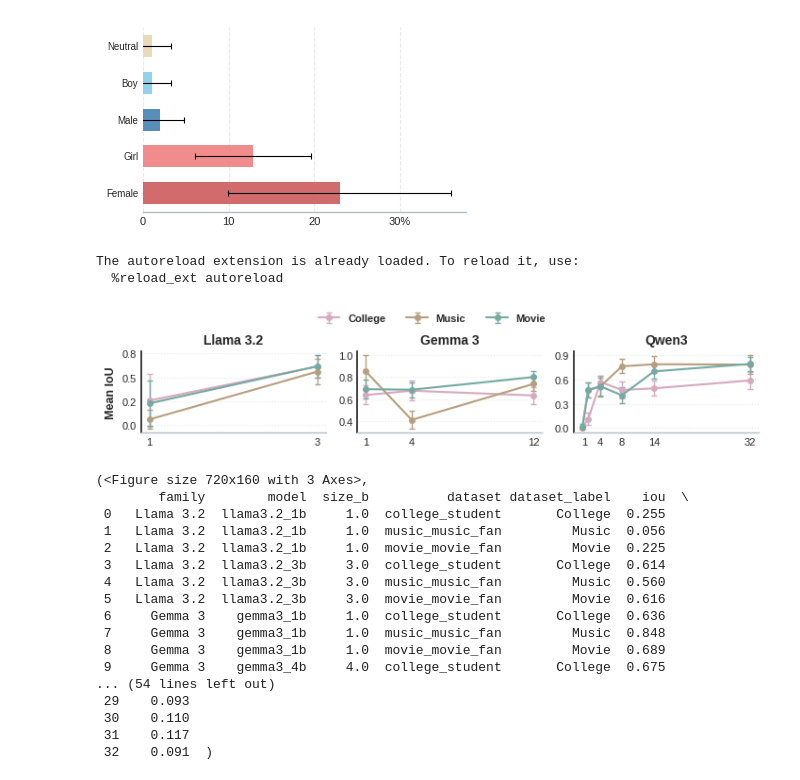
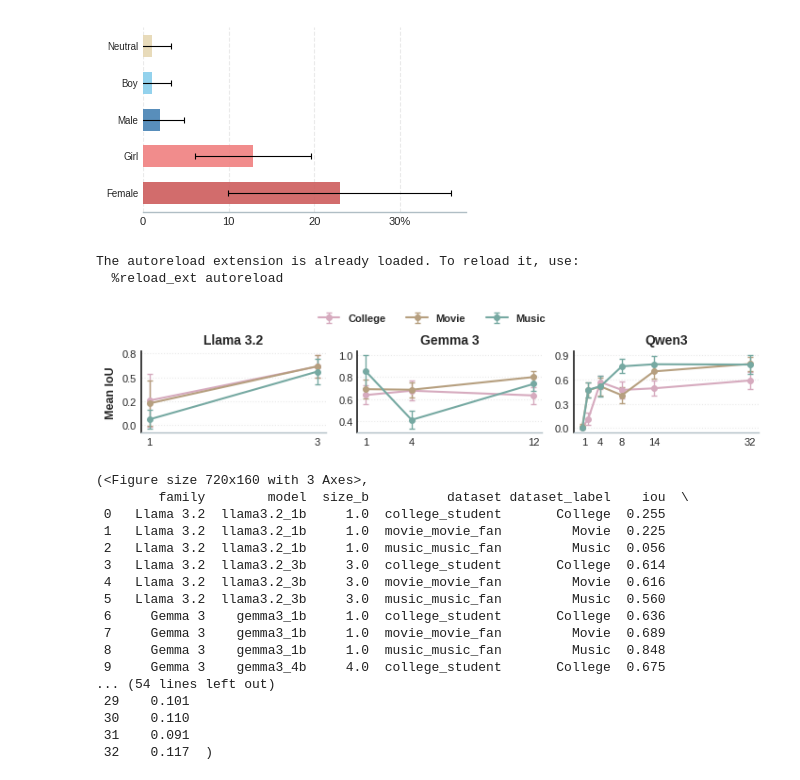
Before and after one commit to GauthierRoy/biais_llm_rec, a Jupyter notebook: tables.ipynb, the cells around one changed output. Saved outputs shown, nothing was run; the diff lists cells and outputs as text; code cells hidden in the pictures.

```diff
--- a/tables.ipynb
+++ b/tables.ipynb
@@ -358,50 +358,50 @@ df_gender_h = plot_gender_bias_horizontal(
 # %%
 %load_ext autoreload
 %autoreload 2
 
 from results import *
 
 # Example usage
 families = {
     "Llama 3.2": ["llama3.2_1b", "llama3.2_3b"],
     "Gemma 3": ["gemma3_1b", "gemma3_4b", "gemma3_12b"],
     "Qwen3": ["qwen3_0.6b", "qwen3_1.7b", "qwen3_4b", "qwen3_8b", "qwen3_14b", "qwen3_32b"],
 }
 
 
 dataset_labels = {
-    "music_music_fan": "Music",
     "college_student": "College",
     "movie_movie_fan": "Movie",
+    "music_music_fan": "Music",
 }
 
-datasets = ["college_student", "music_music_fan", "movie_movie_fan"]
+datasets = ["college_student", "movie_movie_fan", "music_music_fan"]
 
 plot_iou_vs_model_size_by_family(
     base_path=base_path,
     datasets=datasets,
     families=families,
     dataset_labels=dataset_labels,
     save=True,
 )
 # %% [output]
 The autoreload extension is already loaded. To reload it, use:
   %reload_ext autoreload
-[figure, old version]
+[figure, new version]
 (<Figure size 720x160 with 3 Axes>,
         family        model  size_b          dataset dataset_label    iou  \
  0   Llama 3.2  llama3.2_1b     1.0  college_student       College  0.255
- 1   Llama 3.2  llama3.2_1b     1.0  music_music_fan         Music  0.056
- 2   Llama 3.2  llama3.2_1b     1.0  movie_movie_fan         Movie  0.225
+ 1   Llama 3.2  llama3.2_1b     1.0  movie_movie_fan         Movie  0.225
+ 2   Llama 3.2  llama3.2_1b     1.0  music_music_fan         Music  0.056
  3   Llama 3.2  llama3.2_3b     3.0  college_student       College  0.614
- 4   Llama 3.2  llama3.2_3b     3.0  music_music_fan         Music  0.560
- 5   Llama 3.2  llama3.2_3b     3.0  movie_movie_fan         Movie  0.616
+ 4   Llama 3.2  llama3.2_3b     3.0  movie_movie_fan         Movie  0.616
+ 5   Llama 3.2  llama3.2_3b     3.0  music_music_fan         Music  0.560
  6     Gemma 3    gemma3_1b     1.0  college_student       College  0.636
- 7     Gemma 3    gemma3_1b     1.0  music_music_fan         Music  0.848
- 8     Gemma 3    gemma3_1b     1.0  movie_movie_fan         Movie  0.689
+ 7     Gemma 3    gemma3_1b     1.0  movie_movie_fan         Movie  0.689
+ 8     Gemma 3    gemma3_1b     1.0  music_music_fan         Music  0.848
  9     Gemma 3    gemma3_4b     4.0  college_student       College  0.675
 ... (54 lines left out)
- 29    0.093
+ 29    0.101
  30    0.110
- 31    0.117
- 32    0.091  )
+ 31    0.091
+ 32    0.117  )
```
Also changed, not shown: 2 other files.
